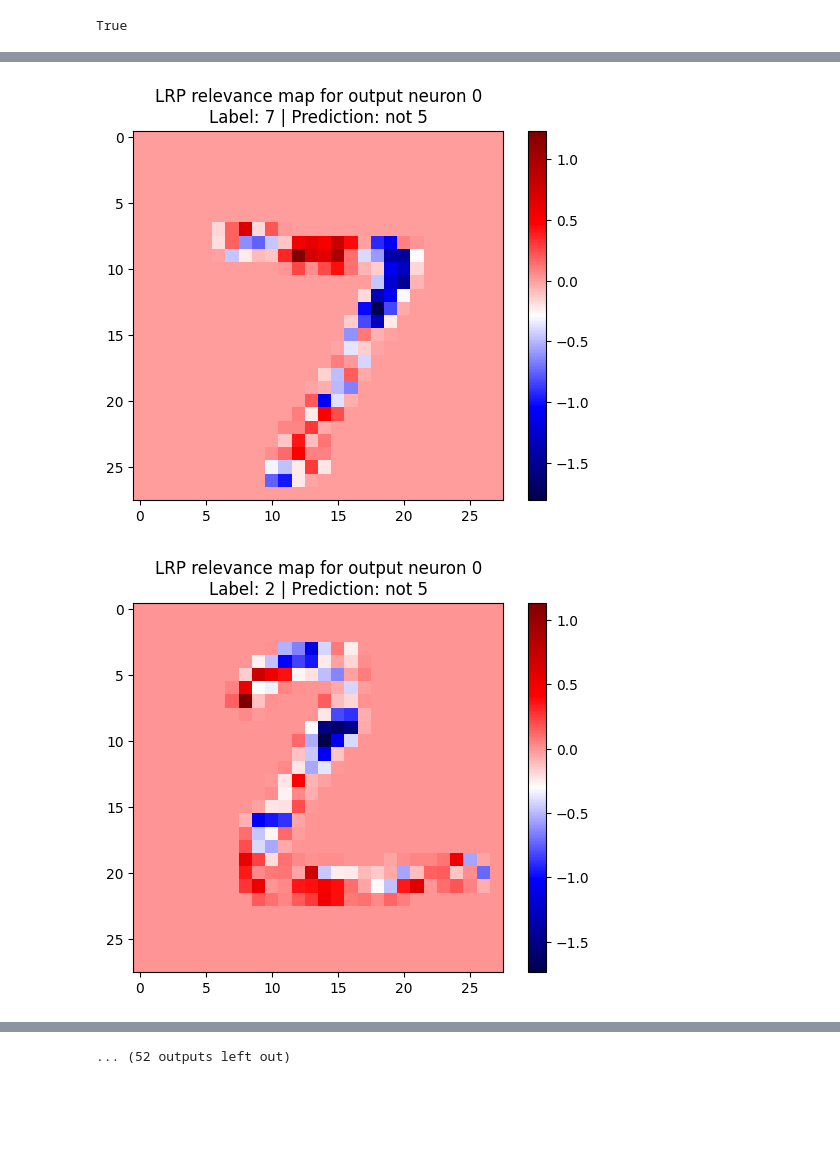
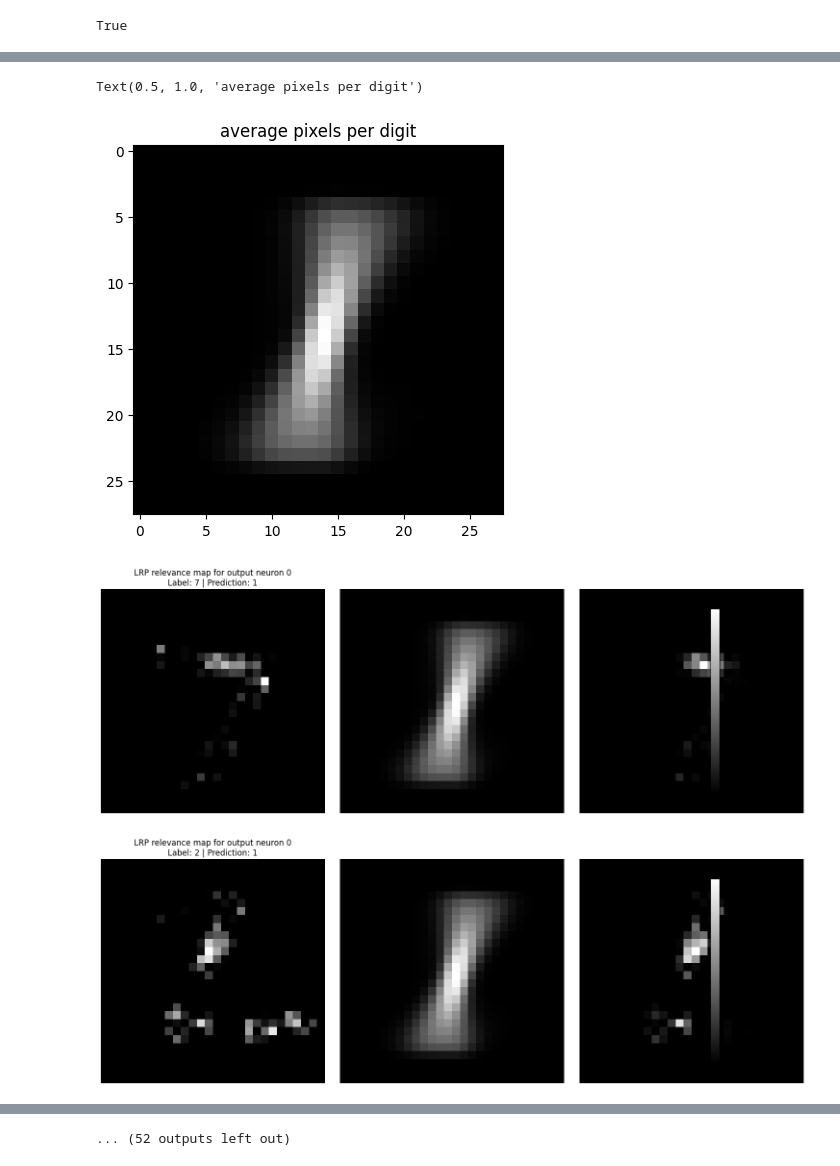
Before and after one commit to kns357/ANN_MA_Kaito, a Jupyter notebook: binary_ffn.ipynb, the cells around one changed output, grey strips where cells are left out. Drawn from its saved outputs; the diff is of its cells as text; code cells hidden in the pictures; blank space fills up the shorter version.

Commit message:
lrp maps + overlap with average pixel values

```diff
--- a/binary_ffn.ipynb
+++ b/binary_ffn.ipynb
@@ -9,7 +9,7 @@ hidden_size0 = 32
 hidden_size1 = 16
 out_size = 1 #binary for whether it is digit or not
 
-bin_digit = 5
+bin_digit = 1
 epochs = 10
 batch_size = 64
 learning_rate = 0.001
@@ -180,37 +197,89 @@ plt.show()
 # %%
 #activation maximization, LRP:
 from captum.attr import LRP
+# %%
+accumulator = np.zeros((1, 28, 28), dtype=np.float64)
+
+count = 0
+for img, label in train_dataset:
+    if label == bin_digit:
+        img = img.numpy()
+        arr = np.array(img, dtype=np.float64)
+        accumulator += arr
+        count += 1
+
+average_img = (accumulator / count).squeeze()
+plt.imshow(average_img, cmap="gray")
+plt.title("average pixels per digit")
+# %% [output]
+Text(0.5, 1.0, 'average pixels per digit')
+[figure, added]
 # %%
 inputs, labels = next(iter(test_loader))
 ind = ra.randrange(0, len(inputs))
 
 for ind in range(len(inputs)):
     input = inputs[ind].unsqueeze(0).cuda()
     input.requires_grad_()
 
     label = labels[ind].item()
 
     net.eval()
     with torch.no_grad():
         output = net(input)
         prob = torch.sigmoid(output)
         prediction = (prob >= 0.5).int().item()
 
 
 
     lrp = LRP(net)
     target = torch.tensor(0).cuda() #which neuron, there is only one
 
     attributions = lrp.attribute(input, target=target)
 
+    rel_map = attributions[0].cpu().detach().numpy().reshape(28, 28)
 
+    with torch.no_grad():
+        input_np = input[0].cpu().numpy().reshape(28, 28)  # input image
 
-    rel_map = attributions[0].cpu().detach().numpy().reshape(28, 28)
-    plt.imshow(rel_map, cmap='seismic', interpolation='nearest')
-    plt.colorbar()
-    prediction = 1 - prediction
-    plt.title(f"LRP relevance map for output neuron {target.item()}\nLabel: {label} | Prediction:{' not'*prediction} {bin_digit}")
+    background_mask = (input_np == 0)
+
+    min_val = rel_map.min()
+
+    rel_map[background_mask] = min_val
+
+    rel_map = np.maximum(rel_map, 0)
+
+    #normalise:
+    rel_max = rel_map.max()
+    rel_map /= rel_max
+
+    average_max = average_img.max()
+    average_img / average_max
+
+    #get overlaps with average bin_digit:
+    #mat_diff = 1 - (rel_map-average_img)
+    #mat_avg = (abs(rel_map) + abs(average_img)) / 2
+    #mat_diff *= -(mat_avg)
+
+    mat_overlap = rel_map * average_img
+
+    fig, (ax1, ax2, ax3) = plt.subplots(1, 3, figsize=(15, 5))
+
+    ax1.imshow(rel_map, cmap='gray', interpolation='nearest')
+    ax1.set_title(f"LRP relevance map for output neuron {target.item()}\nLabel: {label} | Prediction:{' not'*prediction} {bin_digit}")
+    ax1.axis('off')
+
+    ax2.imshow(average_img, cmap="gray")
+    ax2.axis('off')
+
+    ax3.imshow(mat_overlap, cmap='gray', interpolation='nearest')
+    ax3.axis('off')
+
+    fig.colorbar(ax1.images[0], ax=[ax1, ax2, ax3], orientation='vertical', fraction=0.05)
+
+    plt.tight_layout()
     plt.show()
 # %% [output]
-[figure, old version]
+[figure, new version]
-[figure, old version]
+[figure, new version]
```
Also changed, not shown: parts of 4 cells of this notebook, 2 other files.
